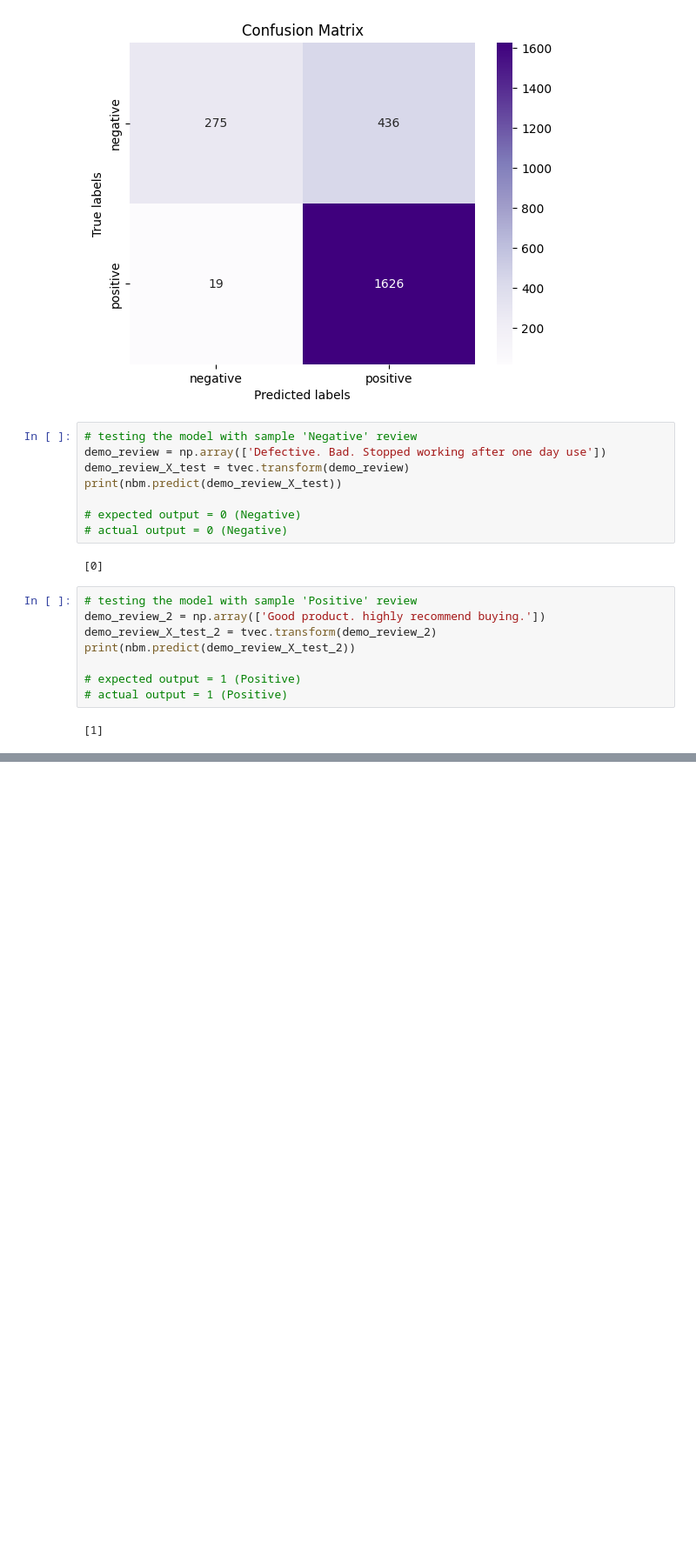
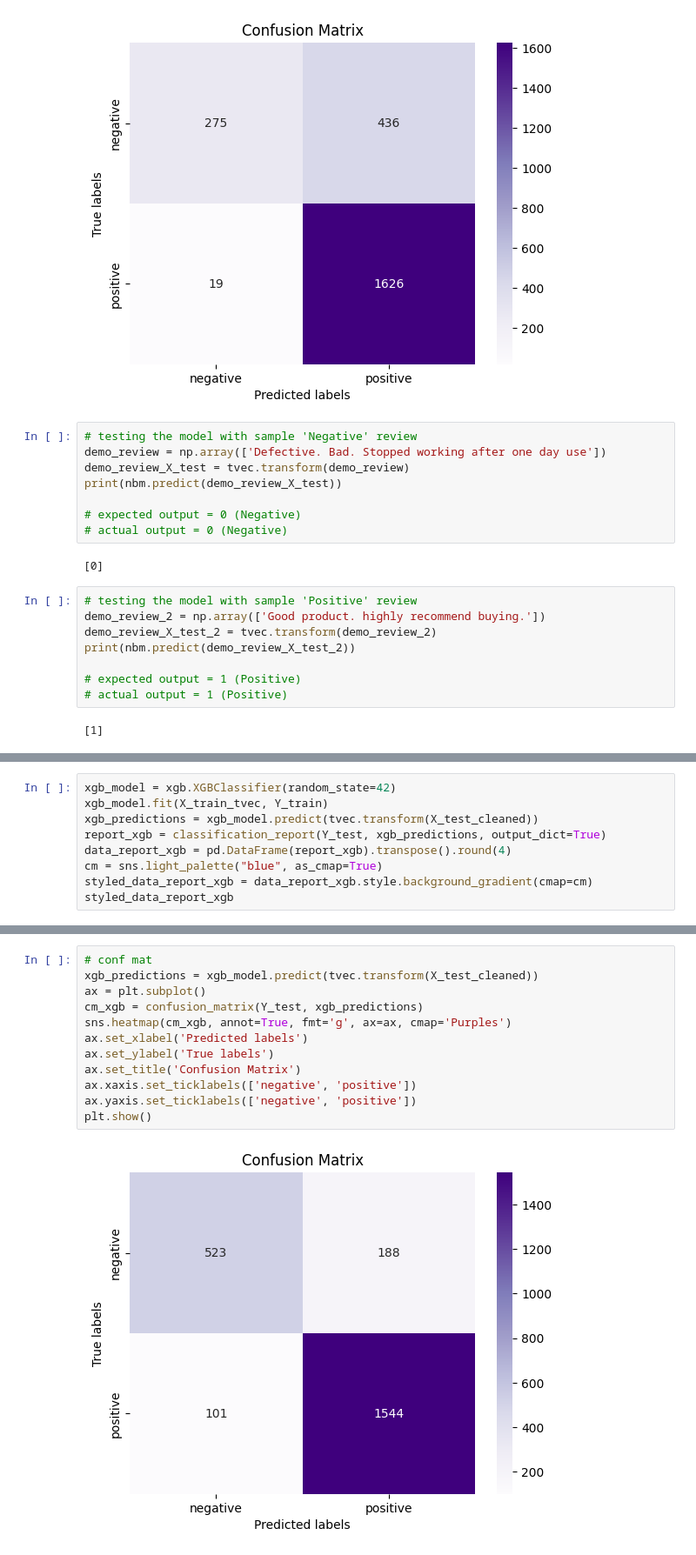
Before and after one commit to nafizfouad/Predicting_Product_Launch_Success_Using_Sentiment_Analysis, a Jupyter notebook: PPLS.ipynb, the cells around one changed output, grey strips where cells are left out. Shown: that part at 87% size. Cells and saved outputs as stored; diff of their text form; blank space fills up the shorter version.

```diff
--- a/PPLS.ipynb
+++ b/PPLS.ipynb
@@ -631,0 +699,9 @@ print(nbm.predict(demo_review_X_test_2))
+# %%
+xgb_model = xgb.XGBClassifier(random_state=42)
+xgb_model.fit(X_train_tvec, Y_train)
+xgb_predictions = xgb_model.predict(tvec.transform(X_test_cleaned))
+report_xgb = classification_report(Y_test, xgb_predictions, output_dict=True)
+data_report_xgb = pd.DataFrame(report_xgb).transpose().round(4)
+cm = sns.light_palette("blue", as_cmap=True)
+styled_data_report_xgb = data_report_xgb.style.background_gradient(cmap=cm)
+styled_data_report_xgb
@@ -631,0 +715,14 @@ print(nbm.predict(demo_review_X_test_2))
+# %%
+# conf mat
+xgb_predictions = xgb_model.predict(tvec.transform(X_test_cleaned))
+ax = plt.subplot()
+cm_xgb = confusion_matrix(Y_test, xgb_predictions)
+sns.heatmap(cm_xgb, annot=True, fmt='g', ax=ax, cmap='Purples')
+ax.set_xlabel('Predicted labels')
+ax.set_ylabel('True labels')
+ax.set_title('Confusion Matrix')
+ax.xaxis.set_ticklabels(['negative', 'positive'])
+ax.yaxis.set_ticklabels(['negative', 'positive'])
+plt.show()
+# %% [output]
+[figure, added]
```
Also changed, not shown: parts of 2 cells of this notebook.
